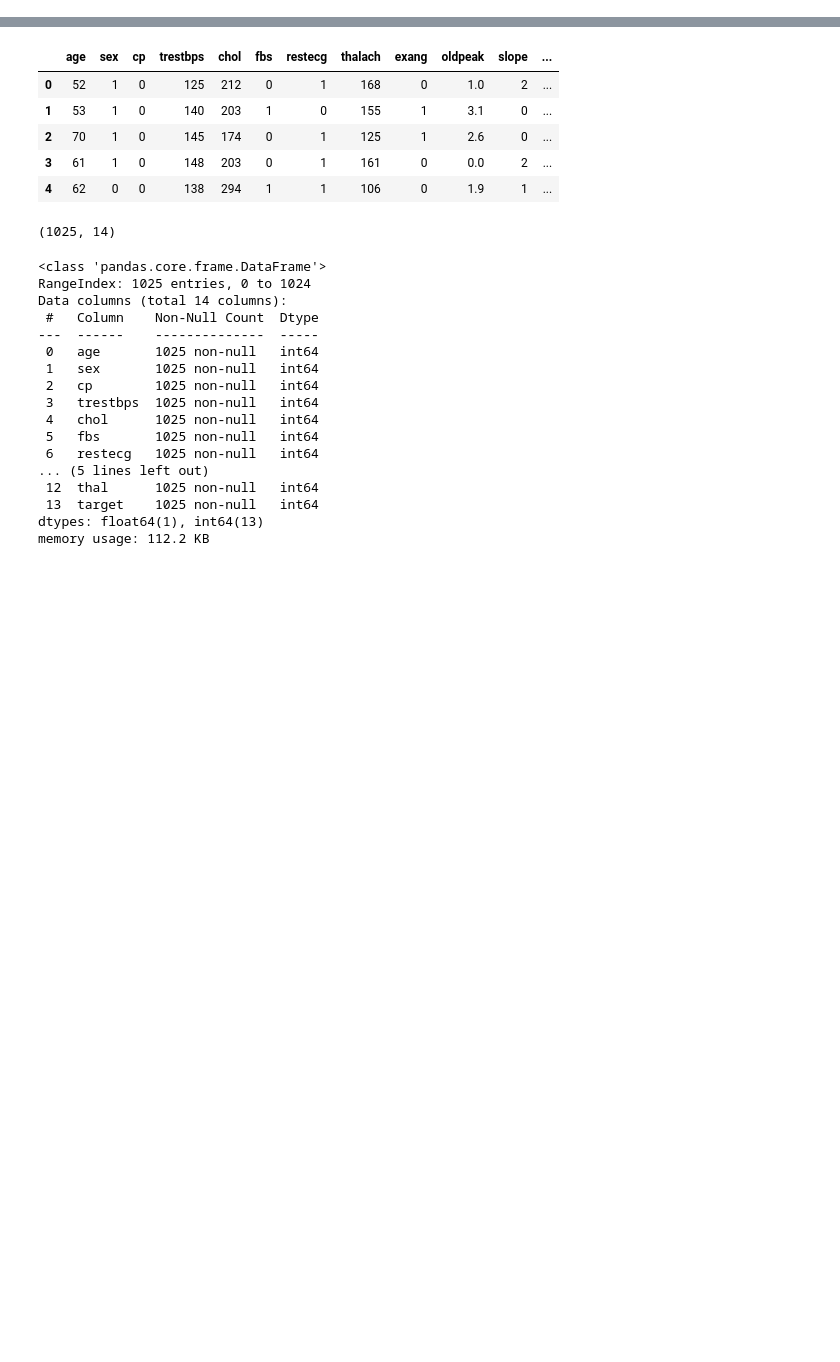
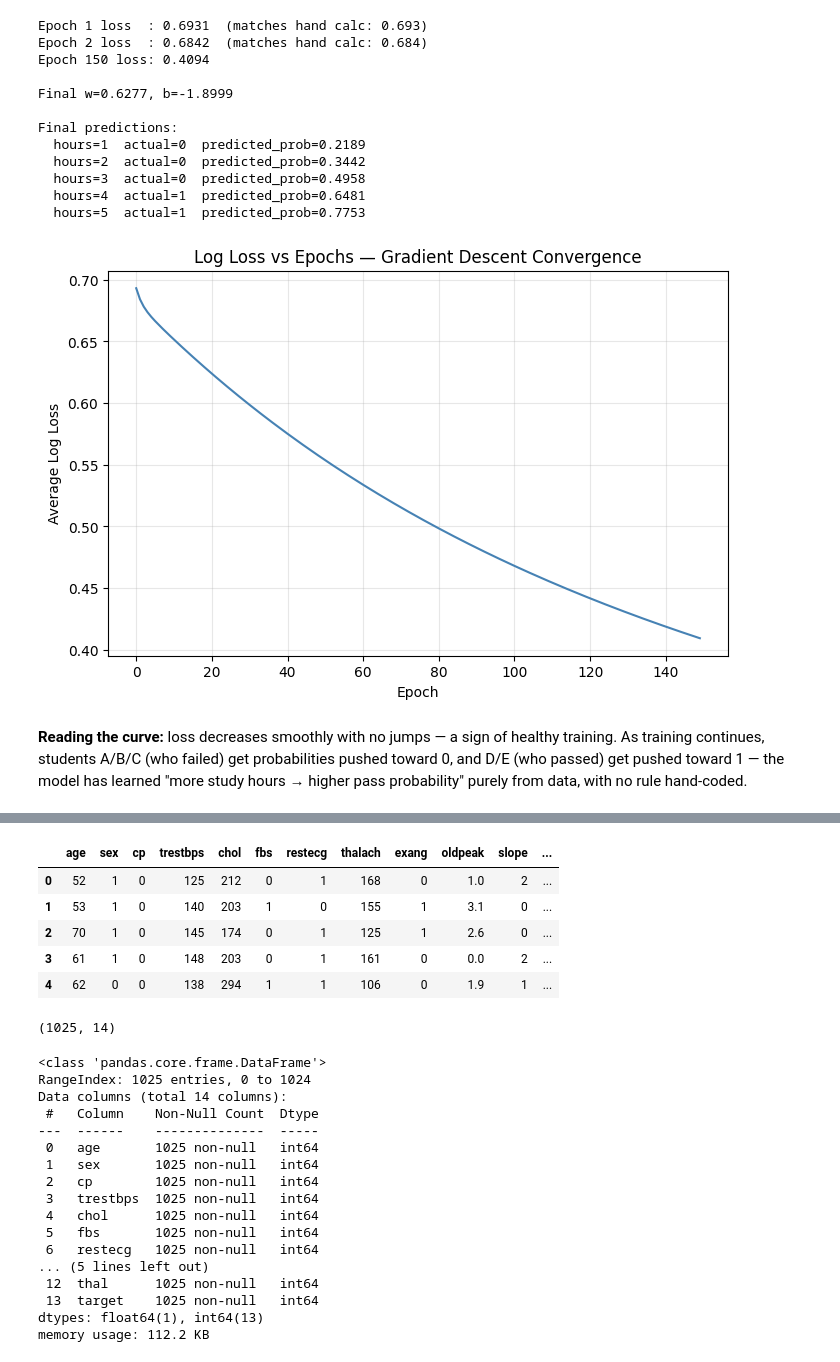
Before and after one commit to VishRoy/kaggle-notebook, a Jupyter notebook: Logistic_Regression.ipynb, the cells around one changed output, grey strips where cells are left out. Cells and saved outputs as stored; diff of their text form; code cells hidden in the pictures; blank space fills up the shorter version.

```diff
--- a/Logistic_Regression.ipynb
+++ b/Logistic_Regression.ipynb
@@ -26,0 +291,61 @@ import kagglehub
+# %%
+import numpy as np
+import matplotlib.pyplot as plt
+
+x = np.array([1, 2, 3, 4, 5], dtype=float)
+y = np.array([0, 0, 0, 1, 1], dtype=float)
+
+def sigmoid(z):
+    return 1 / (1 + np.exp(-z))
+
+w, b, lr, epochs = 0.0, 0.0, 0.1, 150
+loss_history = []
+
+for epoch in range(epochs):
+    z = w * x + b
+    y_hat = sigmoid(z)
+    loss = -np.mean(y * np.log(y_hat) + (1 - y) * np.log(1 - y_hat))
+    loss_history.append(loss)
+
+    error = y_hat - y
+    dw = np.mean(error * x)
+    db = np.mean(error)
+    w -= lr * dw
+    b -= lr * db
+
+print(f"Epoch 1 loss  : {loss_history[0]:.4f}  (matches hand calc: 0.693)")
+print(f"Epoch 2 loss  : {loss_history[1]:.4f}  (matches hand calc: 0.684)")
+print(f"Epoch 150 loss: {loss_history[-1]:.4f}")
+print(f"\nFinal w={w:.4f}, b={b:.4f}")
+print("\nFinal predictions:")
+for xi, yi, yhi in zip(x, y, sigmoid(w*x+b)):
+    print(f"  hours={xi:.0f}  actual={yi:.0f}  predicted_prob={yhi:.4f}")
+
+plt.figure(figsize=(8,5))
+plt.plot(loss_history, color='steelblue')
+plt.title("Log Loss vs Epochs — Gradient Descent Convergence")
+plt.xlabel("Epoch")
+plt.ylabel("Average Log Loss")
+plt.grid(alpha=0.3)
+plt.savefig('hand_solved_convergence.png', bbox_inches='tight')
+plt.show()
+# %% [output]
+Epoch 1 loss  : 0.6931  (matches hand calc: 0.693)
+Epoch 2 loss  : 0.6842  (matches hand calc: 0.684)
+Epoch 150 loss: 0.4094
+
+Final w=0.6277, b=-1.8999
+
+Final predictions:
+  hours=1  actual=0  predicted_prob=0.2189
+  hours=2  actual=0  predicted_prob=0.3442
+  hours=3  actual=0  predicted_prob=0.4958
+  hours=4  actual=1  predicted_prob=0.6481
+  hours=5  actual=1  predicted_prob=0.7753
+[figure, added]
+# %% [markdown]
+**Reading the curve:** loss decreases smoothly with no jumps — a sign of
+healthy training. As training continues, students A/B/C (who failed) get
+probabilities pushed toward 0, and D/E (who passed) get pushed toward 1 — the
+model has learned "more study hours → higher pass probability" purely from
+data, with no rule hand-coded.
```
Also changed, not shown: parts of 15 cells of this notebook.
